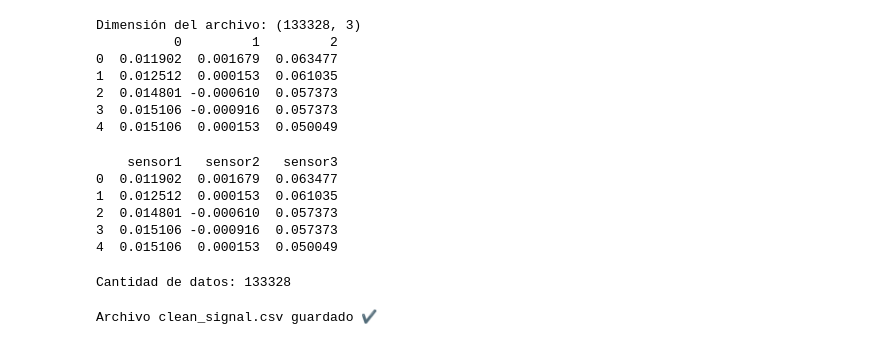
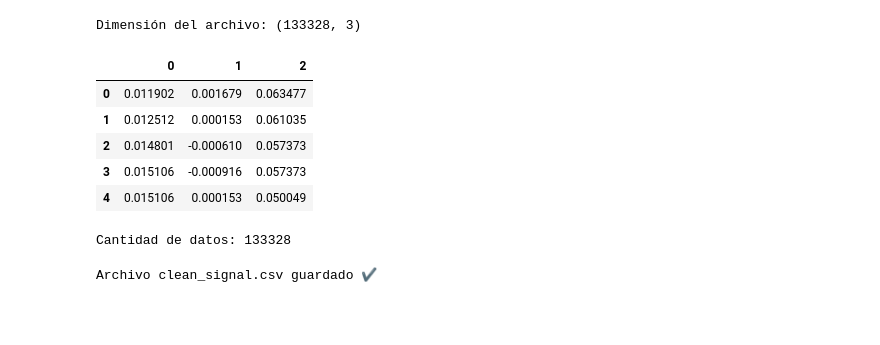
Before and after one commit to Valespace2302/Proyecto_Progra2_Gearbox_2, a Jupyter notebook: Gearbox_Fault_Detection_Dataset_–_PHM_2009_(NASA).ipynb, the cells around one changed output. Saved outputs shown, nothing was run; the diff lists cells and outputs as text; code cells hidden in the pictures; blank space fills up the shorter version.

```diff
--- a/Gearbox_Fault_Detection_Dataset_–_PHM_2009_(NASA).ipynb
+++ b/Gearbox_Fault_Detection_Dataset_–_PHM_2009_(NASA).ipynb
@@ -7,23 +19,22 @@ import matplotlib.pyplot as plt
 # %%
-data = pd.read_csv('/content/Run_9.csv', header=None)
+data = pd.read_csv('Run_9.csv', header=None)
 
 print("Dimensión del archivo:", data.shape)
-print(data.head())
+display(data.head())
 # %% [output]
 Dimensión del archivo: (133328, 3)
-          0         1         2
-0  0.011902  0.001679  0.063477
-1  0.012512  0.000153  0.061035
-2  0.014801 -0.000610  0.057373
-3  0.015106 -0.000916  0.057373
-4  0.015106  0.000153  0.050049
+|  | 0 | 1 | 2 |
+| 0 | 0.011902 | 0.001679 | 0.063477 |
+| 1 | 0.012512 | 0.000153 | 0.061035 |
+| 2 | 0.014801 | -0.000610 | 0.057373 |
+| 3 | 0.015106 | -0.000916 | 0.057373 |
+| 4 | 0.015106 | 0.000153 | 0.050049 |
 # %%
 data.columns = ['sensor1', 'sensor2', 'sensor3']
-print(data.head())
+
+signal = data['sensor1']
+signal = signal.dropna()
+
+print("Cantidad de datos:", len(signal))
 # %% [output]
-    sensor1   sensor2   sensor3
-0  0.011902  0.001679  0.063477
-1  0.012512  0.000153  0.061035
-2  0.014801 -0.000610  0.057373
-3  0.015106 -0.000916  0.057373
-4  0.015106  0.000153  0.050049
+Cantidad de datos: 133328
@@ -32,8 +41,3 @@ signal = data['sensor1']
-# %%
-signal = signal.dropna()
-print("Cantidad de datos:", len(signal))
-# %% [output]
-Cantidad de datos: 133328
 # %%
 clean_data = pd.DataFrame(signal)
 clean_data.to_csv('clean_signal.csv', index=False)
```
Also changed, not shown: parts of 11 cells of this notebook.
